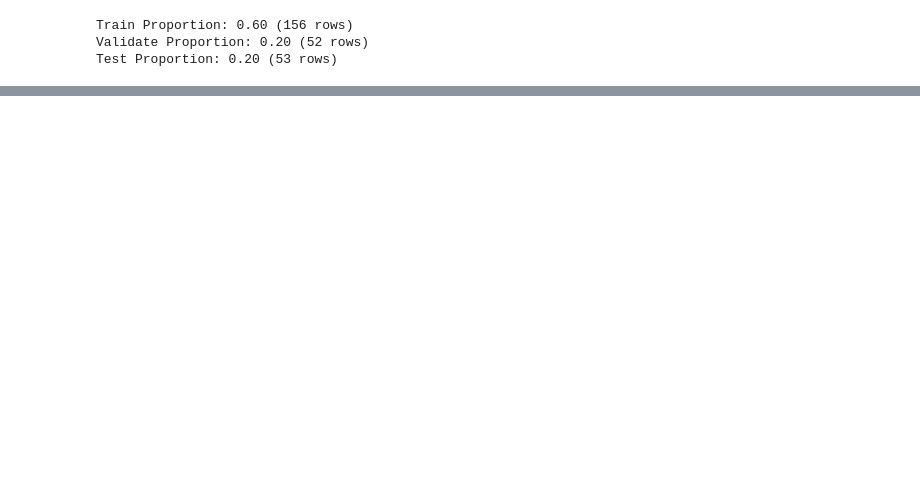
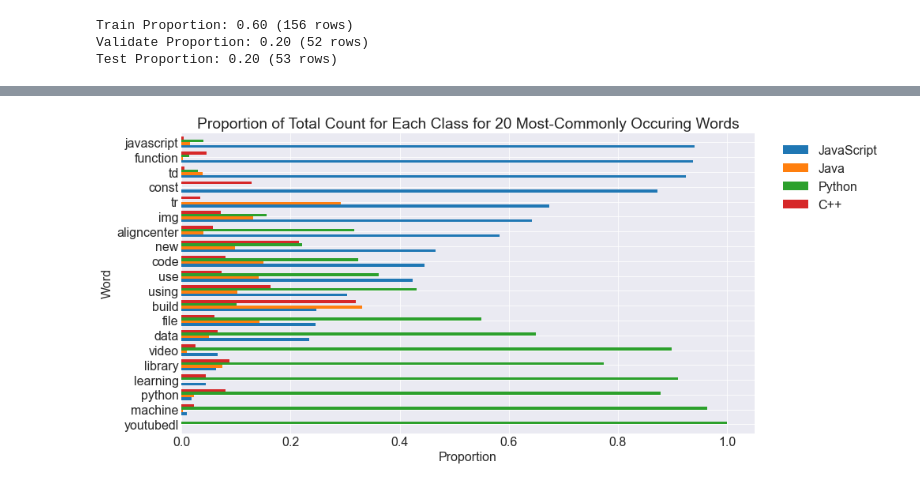
Before and after one commit to team-nlp-project/team-nlp-project, a Jupyter notebook: scratch_adam.ipynb, the cells around one changed output, grey strips where cells are left out. Saved outputs shown, nothing was run; the diff lists cells and outputs as text; code cells hidden in the pictures; blank space fills up the shorter version.

```diff
--- a/scratch_adam.ipynb
+++ b/scratch_adam.ipynb
@@ -329,0 +464,3 @@ Test Proportion: 0.20 (53 rows)
+# %%
+py_freq = pd.Series(py_words.split()).value_counts()
+py_freq
@@ -329,0 +595,4 @@ Test Proportion: 0.20 (53 rows)
+# %%
+e.plot_bar_all(word_counts)
+# %% [output]
+[figure, added]
```
Also changed, not shown: parts of 39 cells of this notebook.
